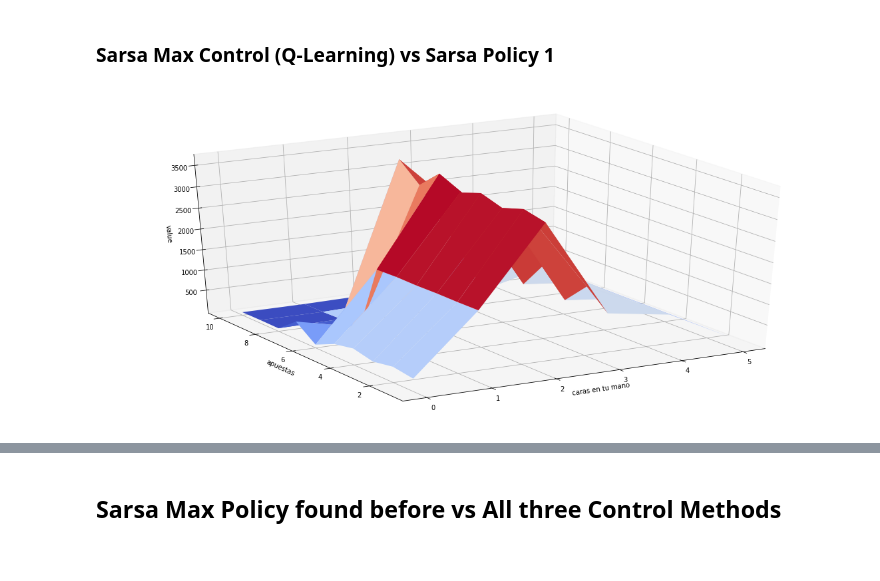
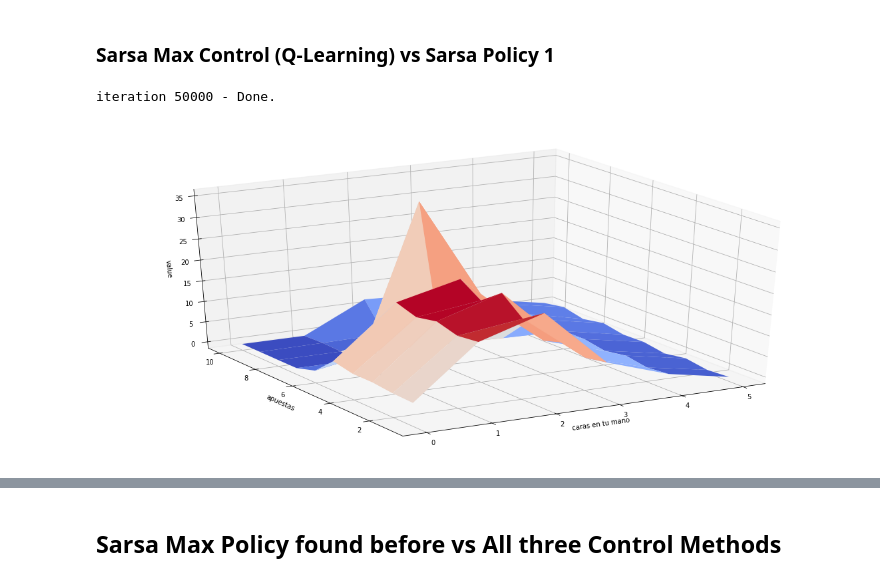
Before and after one commit to LecJackS/Procesos-Markovianos-Para-el-Aprendizaje-Automatico-2019-1C, a Jupyter notebook: tp3/TP3.ipynb, the cells around one changed output, grey strips where cells are left out. Drawn from its saved outputs; the diff is of its cells as text; code cells hidden in the pictures.

```diff
--- a/tp3/TP3.ipynb
+++ b/tp3/TP3.ipynb
@@ -347,12 +328,11 @@ def random_argmax(v):
     """Like np.argmax(), but if there are several "best" actions,
        chooses and returns one randomly"""
     arguments = np.argwhere(v == np.amax(v)).ravel()
-    arg = np.random.choice(arguments)
-    return arg
+    return np.random.choice(arguments)
 
 def softmax_vect(v):
     """Returns a vector with all softmax values"""
-    exp_vect = np.exp(v)
+    exp_vect = np.exp(v) # element wise exp()
     return exp_vect/np.sum(exp_vect)
 # %%
 def initialize_dict(init_values):
@@ -402,7 +380,7 @@ def mc_control(env, num_episodes, alpha, gamma=1.0, eps_start=1.0, eps_decay=.99
 ### Plots: Optimal policy and Value function
 # %%
 # Calcular la politica optima y el value function
-policy_MC, Q = mc_control(env, 500000, 0.015)
+policy_MC, Q = mc_control(env, 500000, 0.015, gamma=1)
 V = dict((k, np.max(v)) for k, v in Q.items())
 plot_values(V)
 # %% [output]
@@ -457,13 +425,16 @@ def sarsa(env, num_episodes, alpha, gamma=1.0, epsmin=0.01):
     # eps_decay = e^log(epsmin)/num_episodes
     eps_decay = np.exp(np.log(epsmin)/num_episodes)
     #eps_decay = 0.99999
-    Q = {}
-    init_values = [0,]*nA
+    init_values = [1,]*nA
     Q=initialize_dict(init_values)
-
-    for i in range(num_episodes):
+    # Training starts
+    for iteration in range(num_episodes):
+        # Show progress
+        if iteration%(num_episodes/20)==0:
+            print("iteration", iteration, "-", round(iteration/num_episodes*100,2), "% completed...", end="\r")
         # epsilon decay for less exploration over episodes
         eps = max(eps*eps_decay, epsmin)
+        # Start episode
         state = env.reset()
         action = epsilon_greedy(Q, state, nA, eps)
         while True:
@@ -475,13 +446,13 @@ def sarsa(env, num_episodes, alpha, gamma=1.0, epsmin=0.01):
             Q[prev_state][action] += update_Q_sarsa(alpha, gamma, Q,
                                             prev_state, action, reward,
                                             state, next_action)
-            # Keeping same next_action as BEFORE update
+            # Keeping same next_action as BEFORE Q update
             action = next_action
             if done:
-                #print('El juego ha terminado! Su reward: ', reward)
-                #print('Ganaste :)') if reward > 0 else print('Perdiste :(')
+                # Juego terminado
                 break
-
+    # Training completed
+    print("iteration", iteration+1, "- Done."+" "*20) # clean last line with \r
     return Q
 # %% [markdown]
 ### Plots: Optimal policy and Value function
@@ -532,15 +493,18 @@ def q_learning(env, num_episodes, alpha, gamma=1.0, epsmin=0.01):
     # eps_decay = e^log(epsmin)/num_episodes
     eps_decay = np.exp(np.log(epsmin)/num_episodes)
     #eps_decay = 0.99999
-    Q = {}
+    # Initialize Q
     init_values = [0,]*nA
     Q=initialize_dict(init_values)
-
-    for i in range(num_episodes):
+    # Training starts
+    for iteration in range(num_episodes):
+        # Show progress
+        if iteration%(num_episodes/20)==0:
+            print("iteration", iteration, "-", round(iteration/num_episodes*100,2), "% completed...", end="\r")
         # epsilon decay for less exploration over episodes
         eps = max(eps*eps_decay, epsmin)
+        # Start episode
         state = env.reset()
-
         while True:
             # Generate entire episode (until terminal state)
             action = epsilon_greedy(Q, state, nA, eps)
@@ -551,10 +515,10 @@ def q_learning(env, num_episodes, alpha, gamma=1.0, epsmin=0.01):
                                             prev_state, action, reward,
                                             state)
             if done:
-                #print('El juego ha terminado! Su reward: ', reward)
-                #print('Ganaste :)') if reward > 0 else print('Perdiste :(')
+                # Juego terminado
                 break
-
+    # Training completed
+    print("iteration", iteration+1, "- Done."+" "*20) # clean last line with \r
     return Q
 # %% [markdown]
 ### Plots: Optimal policy and Value function
@@ -823,11 +734,12 @@ plot_policy(policy_sarsa_2)
 ### Sarsa Max Control (Q-Learning) vs Sarsa Policy 1
 # %%
 # Calcular la politica optima y el value function
-Q_sarsamax_2 = q_learning(env_sarsa, 5000000, alpha=0.01, gamma=1.0, epsmin=0.01)
+Q_sarsamax_2 = q_learning(env_sarsa, 50000, alpha=0.01, gamma=1.0, epsmin=0.01)
 V = dict((k,np.max(v)) for k, v in Q_sarsamax_2.items())
 plot_values(V)
 # %% [output]
+iteration 50000 - Done.
-[figure, old version]
+[figure, new version]
 # %%
 policy_sarsamax_2 = dict((k, np.argmax(v)) for k, v in Q_sarsamax_2.items())
 plot_policy(policy_sarsamax_2)
```
Also changed, not shown: parts of 42 cells of this notebook.
